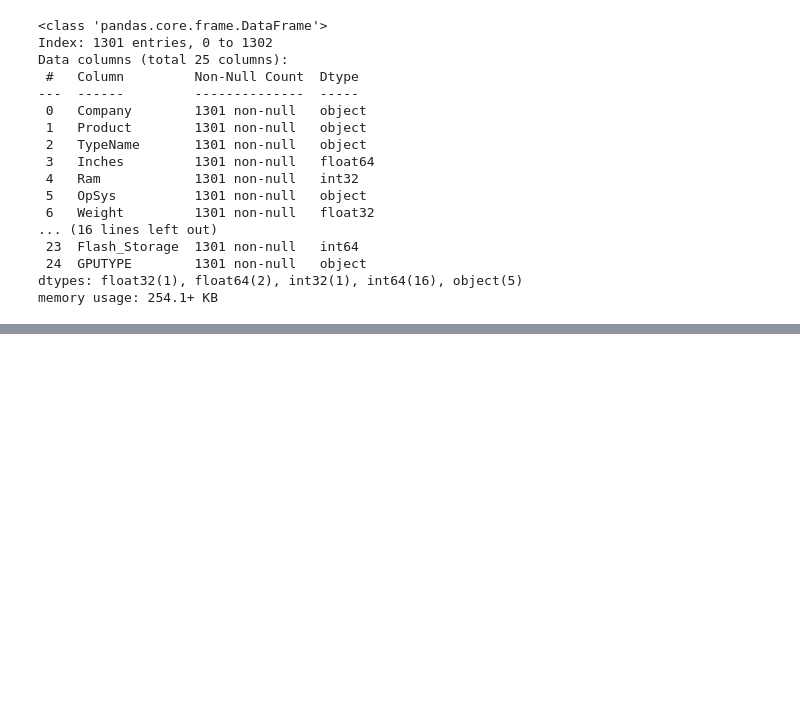
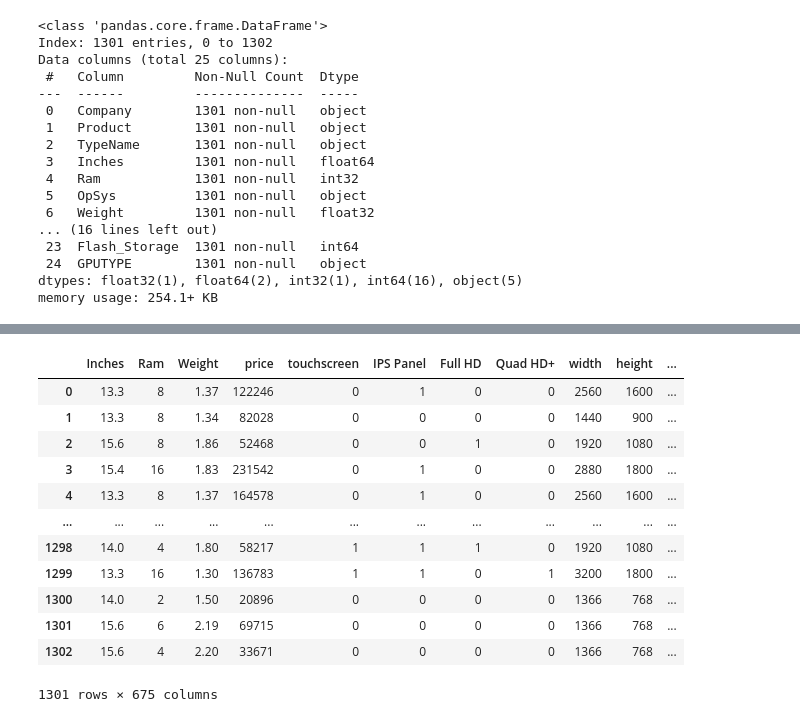
Before and after one commit to 23ME30056/Lappy_price, a Jupyter notebook: main.ipynb, the cells around one changed output, grey strips where cells are left out. Saved outputs shown, nothing was run; the diff lists cells and outputs as text; code cells hidden in the pictures; blank space fills up the shorter version.

```diff
--- a/main.ipynb
+++ b/main.ipynb
@@ -690,0 +708,18 @@ memory usage: 254.1+ KB
+# %%
+cat_cols = ['Company','Product','TypeName','OpSys','GPUTYPE']
+df_encoded = pd.get_dummies(df,columns = cat_cols )
+df_encoded
+# %% [output]
+|  | Inches | Ram | Weight | price | touchscreen | IPS Panel | Full HD | Quad HD+ | width | height | ... |
+| 0 | 13.3 | 8 | 1.37 | 122246 | 0 | 1 | 0 | 0 | 2560 | 1600 | ... |
+| 1 | 13.3 | 8 | 1.34 | 82028 | 0 | 0 | 0 | 0 | 1440 | 900 | ... |
+| 2 | 15.6 | 8 | 1.86 | 52468 | 0 | 0 | 1 | 0 | 1920 | 1080 | ... |
+| 3 | 15.4 | 16 | 1.83 | 231542 | 0 | 1 | 0 | 0 | 2880 | 1800 | ... |
+| 4 | 13.3 | 8 | 1.37 | 164578 | 0 | 1 | 0 | 0 | 2560 | 1600 | ... |
+| ... | ... | ... | ... | ... | ... | ... | ... | ... | ... | ... | ... |
+| 1298 | 14.0 | 4 | 1.80 | 58217 | 1 | 1 | 1 | 0 | 1920 | 1080 | ... |
+| 1299 | 13.3 | 16 | 1.30 | 136783 | 1 | 1 | 0 | 1 | 3200 | 1800 | ... |
+| 1300 | 14.0 | 2 | 1.50 | 20896 | 0 | 0 | 0 | 0 | 1366 | 768 | ... |
+| 1301 | 15.6 | 6 | 2.19 | 69715 | 0 | 0 | 0 | 0 | 1366 | 768 | ... |
+| 1302 | 15.6 | 4 | 2.20 | 33671 | 0 | 0 | 0 | 0 | 1366 | 768 | ... |
+1301 rows × 675 columns
```
Also changed, not shown: parts of 1 cell of this notebook.
